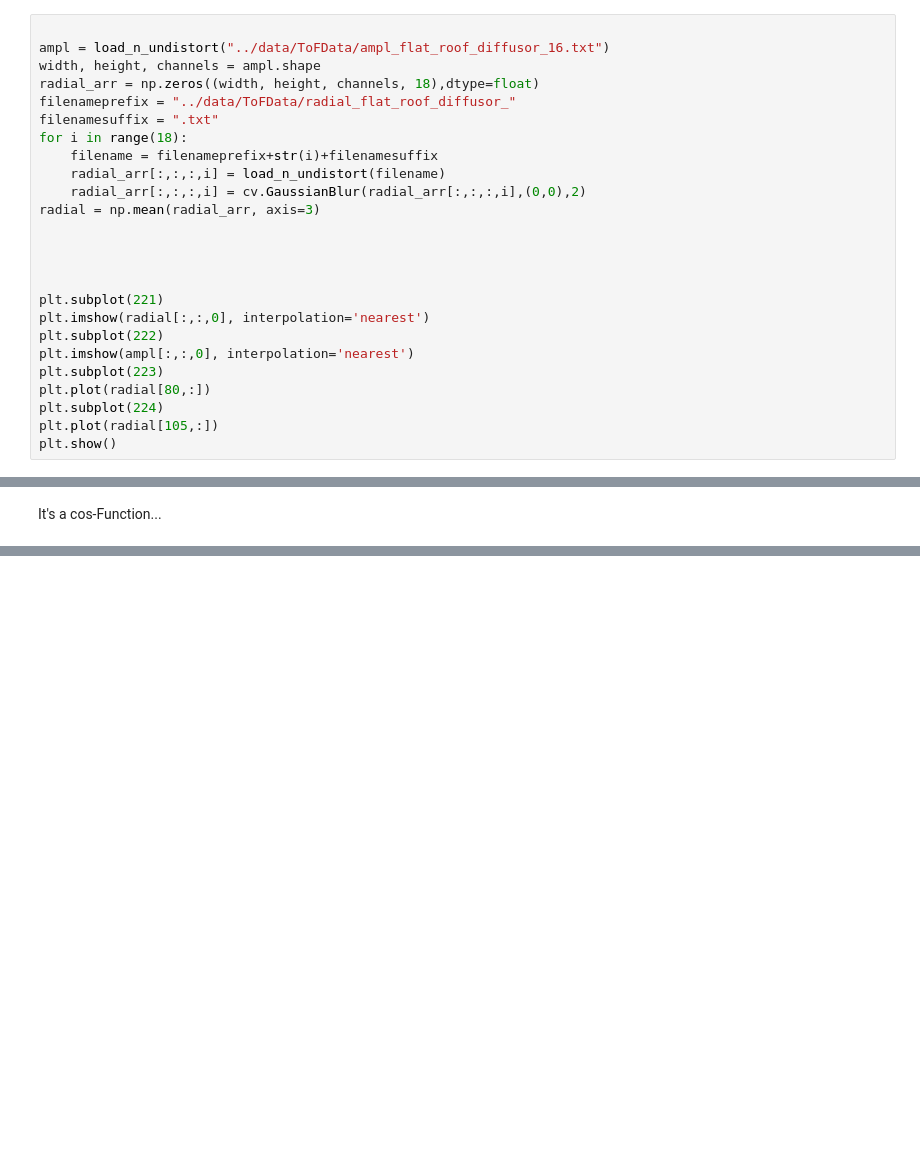
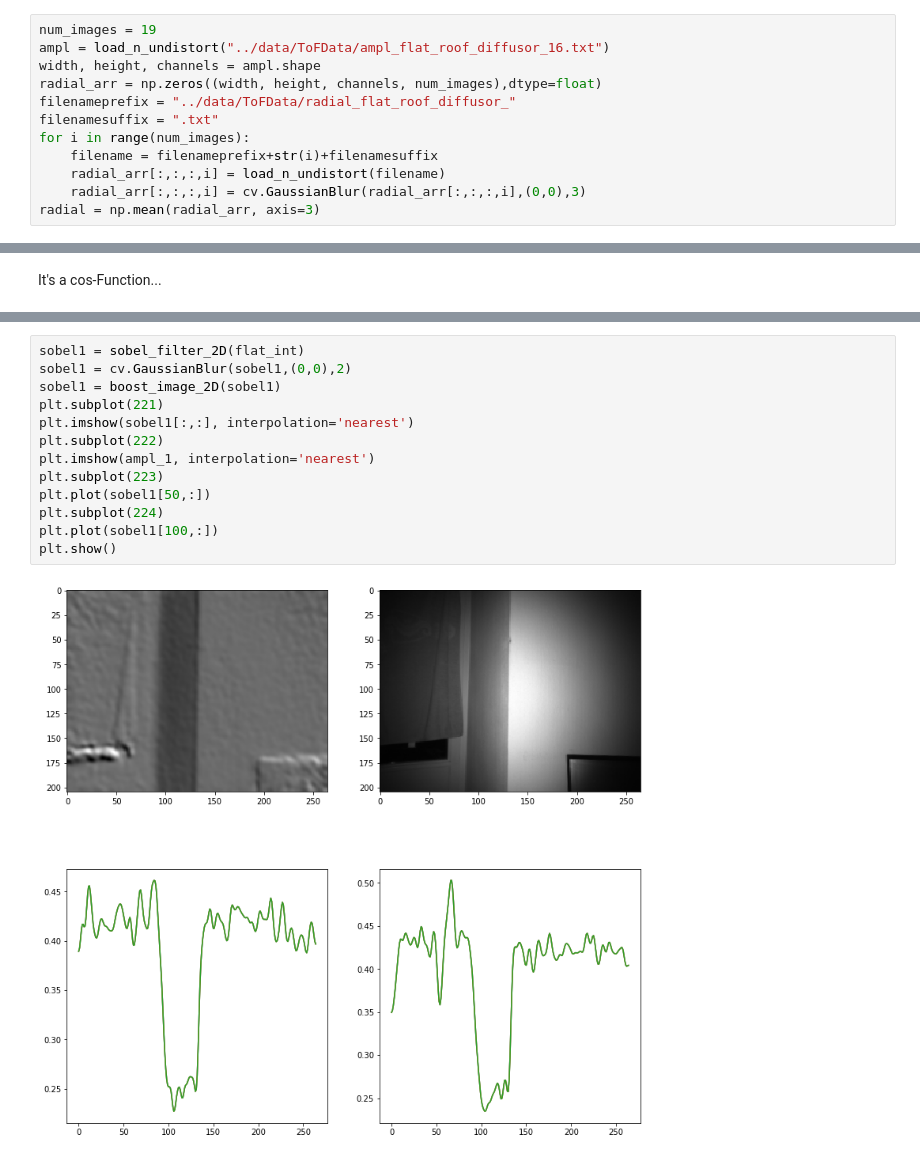
Before and after one commit to wegmanma/MT_Augmented_Reality_Platform, a Jupyter notebook: 02_Source/python/flat_surface_detect.ipynb, the cells around one changed output, grey strips where cells are left out. Drawn from its saved outputs; the diff is of its cells as text; blank space fills up the shorter version.

```diff
--- a/02_Source/python/flat_surface_detect.ipynb
+++ b/02_Source/python/flat_surface_detect.ipynb
@@ -93,27 +225,14 @@ def mul_images_2D(src1, src2):
 # %% [markdown]
 Load flat image
 # %%
-
+num_images = 19
 ampl = load_n_undistort("../data/ToFData/ampl_flat_roof_diffusor_16.txt")
 width, height, channels = ampl.shape
-radial_arr = np.zeros((width, height, channels, 18),dtype=float)
+radial_arr = np.zeros((width, height, channels, num_images),dtype=float)
 filenameprefix = "../data/ToFData/radial_flat_roof_diffusor_"
 filenamesuffix = ".txt"
-for i in range(18):
+for i in range(num_images):
     filename = filenameprefix+str(i)+filenamesuffix
     radial_arr[:,:,:,i] = load_n_undistort(filename)
-    radial_arr[:,:,:,i] = cv.GaussianBlur(radial_arr[:,:,:,i],(0,0),2)
+    radial_arr[:,:,:,i] = cv.GaussianBlur(radial_arr[:,:,:,i],(0,0),3)
 radial = np.mean(radial_arr, axis=3)
-
-
-
-
-plt.subplot(221)
-plt.imshow(radial[:,:,0], interpolation='nearest')
-plt.subplot(222)
-plt.imshow(ampl[:,:,0], interpolation='nearest')
-plt.subplot(223)
-plt.plot(radial[80,:])
-plt.subplot(224)
-plt.plot(radial[105,:])
-plt.show()
@@ -201,0 +283,15 @@ plt.show()
+# %%
+sobel1 = sobel_filter_2D(flat_int)
+sobel1 = cv.GaussianBlur(sobel1,(0,0),2)
+sobel1 = boost_image_2D(sobel1)
+plt.subplot(221)
+plt.imshow(sobel1[:,:], interpolation='nearest')
+plt.subplot(222)
+plt.imshow(ampl_1, interpolation='nearest')
+plt.subplot(223)
+plt.plot(sobel1[50,:])
+plt.subplot(224)
+plt.plot(sobel1[100,:])
+plt.show()
+# %% [output]
+[figure, added]
```
Also changed, not shown: parts of 11 cells of this notebook, 39 other files.
